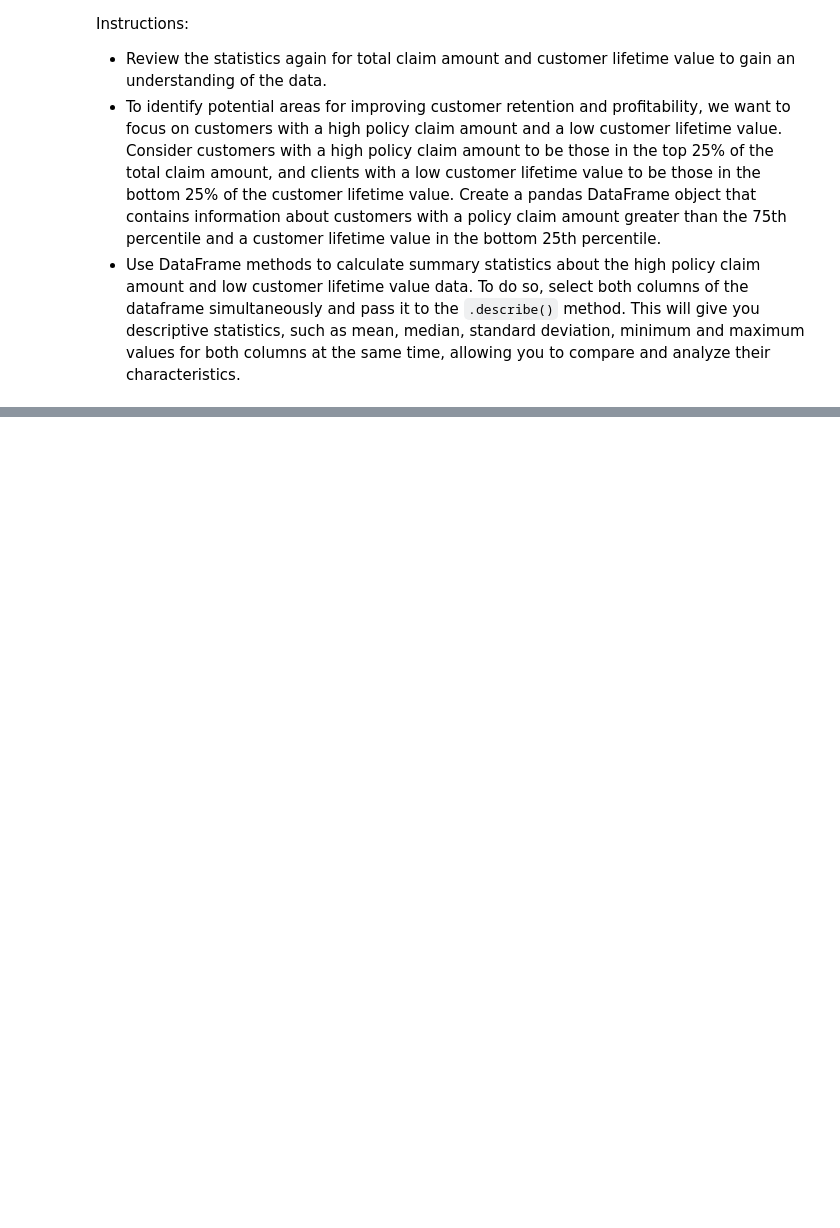
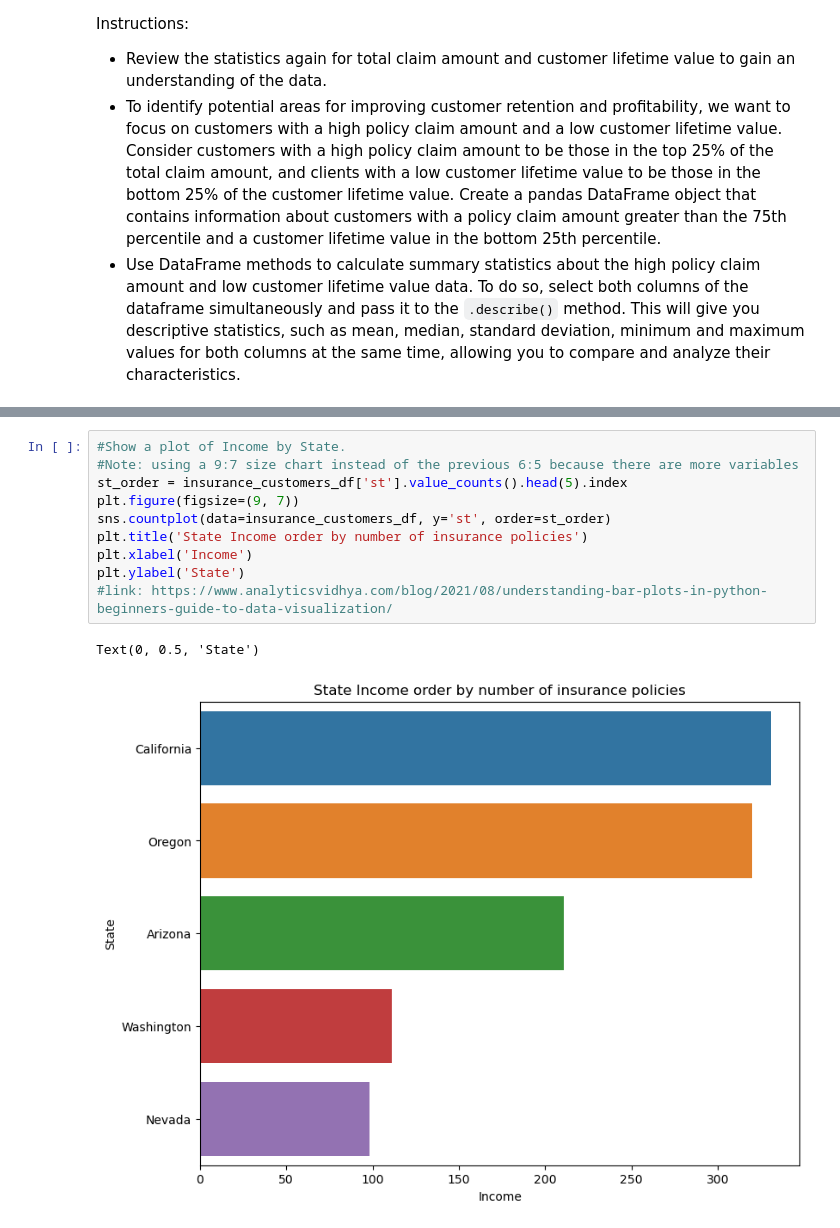
Before and after one commit to NURIAT83/lab-dw-data-cleaning-and-formatting, a Jupyter notebook: lab-dw-data-cleaning-and-formatting_SECOND_DRAFT.ipynb, the cells around one changed output, grey strips where cells are left out. Saved outputs shown, nothing was run; the diff lists cells and outputs as text; blank space fills up the shorter version.

```diff
--- a/lab-dw-data-cleaning-and-formatting_SECOND_DRAFT.ipynb
+++ b/lab-dw-data-cleaning-and-formatting_SECOND_DRAFT.ipynb
@@ -316,0 +385,13 @@ Instructions:
+# %%
+#Show a plot of Income by State.
+#Note: using a 9:7 size chart instead of the previous 6:5 because there are more variables
+st_order = insurance_customers_df['st'].value_counts().head(5).index
+plt.figure(figsize=(9, 7))
+sns.countplot(data=insurance_customers_df, y='st', order=st_order)
+plt.title('State Income order by number of insurance policies')
+plt.xlabel('Income')
+plt.ylabel('State')
+#link: https://www.analyticsvidhya.com/blog/2021/08/understanding-bar-plots-in-python-beginners-guide-to-data-visualization/
+# %% [output]
+Text(0, 0.5, 'State')
+[figure, added]
```
Also changed, not shown: parts of 32 cells of this notebook.
